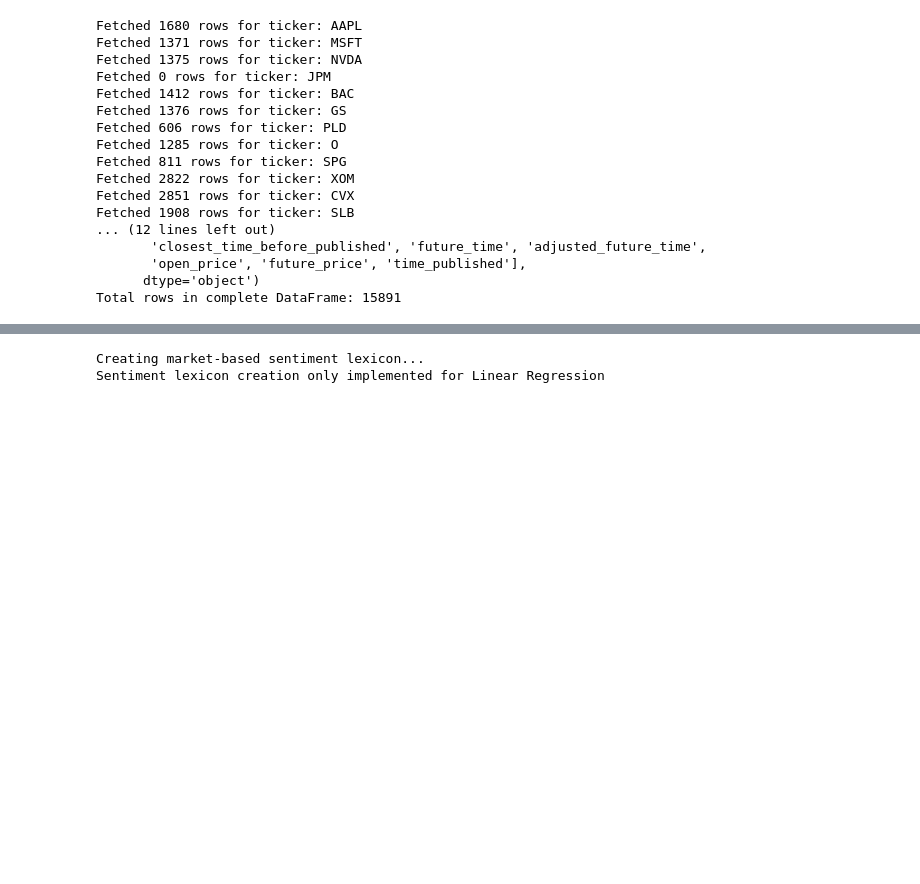
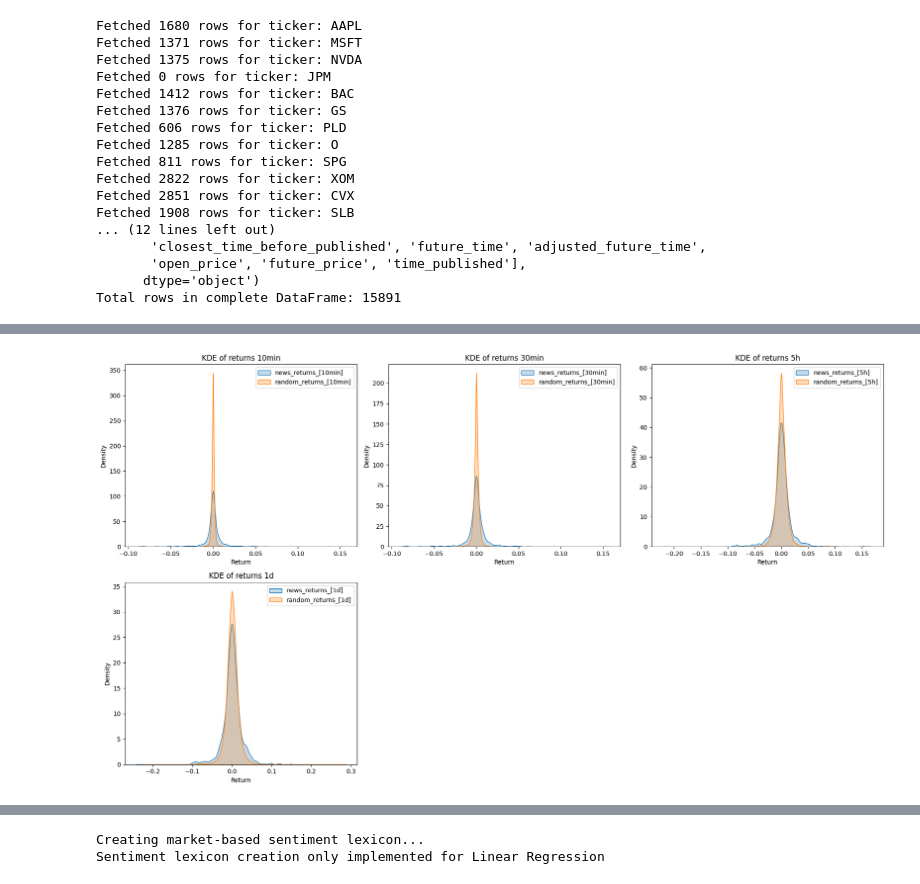
Before and after one commit to AndreasWendel/Examens, a Jupyter notebook: db checks.ipynb, the cells around one changed output, grey strips where cells are left out. Drawn from its saved outputs; the diff is of its cells as text; code cells hidden in the pictures; blank space fills up the shorter version.

```diff
--- a/db checks.ipynb
+++ b/db checks.ipynb
@@ -231,0 +316,6 @@ complete_df.tail()
+# %%
+for i, row in news_release_df.iterrows():
+    ticker = row['ticker']
+    news_time = row['closest_time_before_published']
+
+print(f"Ticker: {ticker}, News Time: {news_time}")
@@ -231,0 +490,17 @@ complete_df.tail()
+# %%
+# adding 1h to the list
+
+timeframe = '1h'
+timeframes.append(timeframe)
+
+print(f"Processing timeframe: {timeframe}")
+news_returns = compute_news_impact(news_release_df, final_price_df, timeframe)
+random_returns = compute_random_impact(final_price_df, len(news_returns), timeframe)
+print(f"Timeframe: {timeframe}")
+print(f"Mean return after news: {news_returns.mean():.4f}")
+print(f"Mean return at random: {random_returns.mean():.4f}")
+t_stat, p_val = ttest_ind(news_returns, random_returns)
+print(f"T-test p-value: {p_val:.4f}")
+t_tests.append(p_val)
+news_returns_list.append(news_returns)
+random_returns_list.append(random_returns)
@@ -231,0 +525,20 @@ complete_df.tail()
+# %%
+import seaborn as sns
+
+import matplotlib.pyplot as plt
+
+plt.figure(figsize=(18, 10))
+for i in range(5):
+    ax = plt.subplot(2, 3, i+1)
+    if i < len(news_returns_list):
+        sns.kdeplot(news_returns_list[i], label=f'news_returns_[{timeframes[i]}]', fill=True, ax=ax)
+        sns.kdeplot(random_returns_list[i], label=f'random_returns_[{timeframes[i]}]', fill=True)
+        ax.set_title(f'KDE of returns {timeframes[i]}')
+        ax.set_xlabel('Return')
+        ax.legend()
+    else:
+        ax.axis('off')
+plt.tight_layout()
+plt.show()
+# %% [output]
+[figure, added]
```
Also changed, not shown: parts of 46 cells of this notebook.
